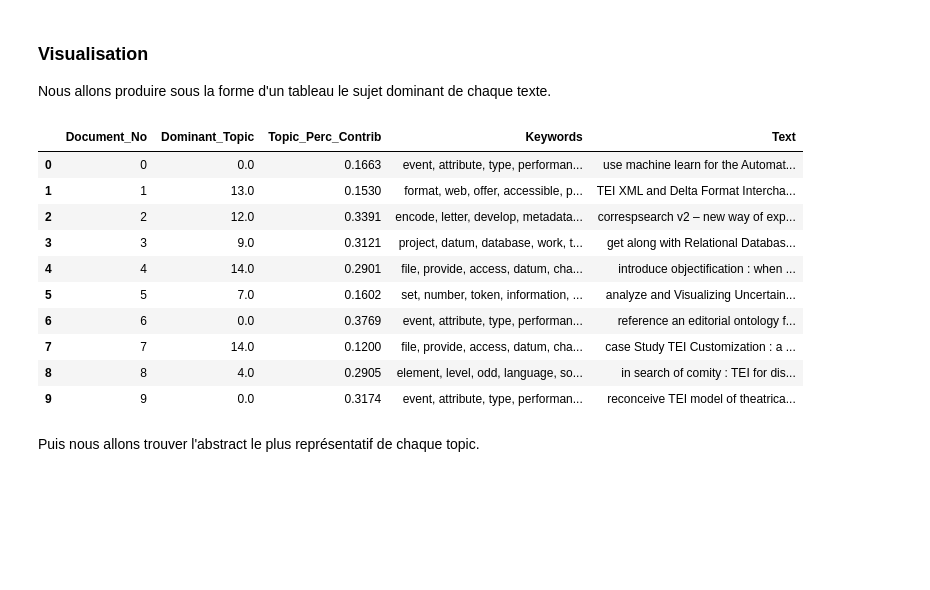
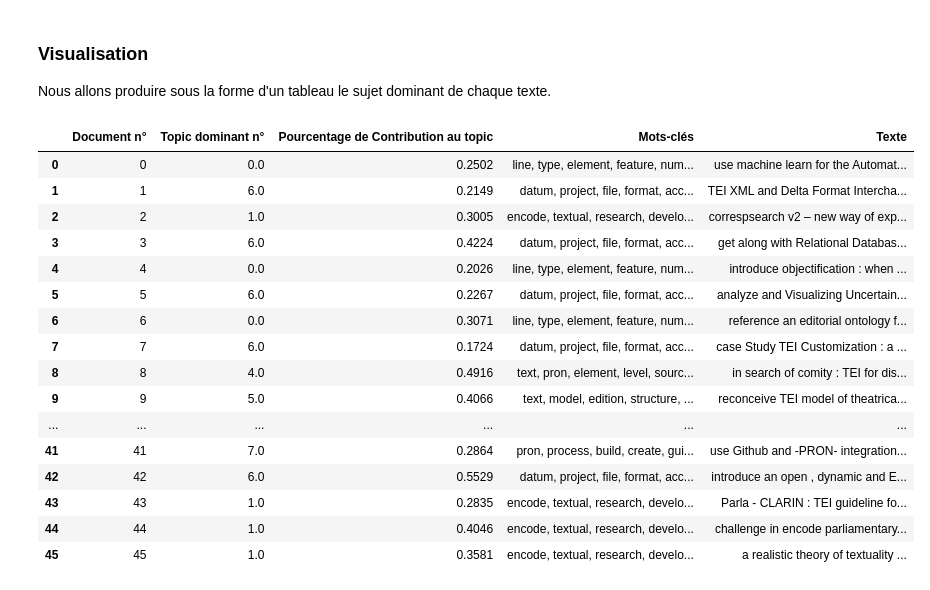
Before and after one commit to Chartes-TNAH/Devoir_Python, a Jupyter notebook: 2019/Step_5_Topic_Modeling.ipynb, the cells around one changed output. Saved outputs shown, nothing was run; the diff lists cells and outputs as text; code cells hidden in the pictures; blank space fills up the shorter version.

```diff
--- a/2019/Step_5_Topic_Modeling.ipynb
+++ b/2019/Step_5_Topic_Modeling.ipynb
@@ -326,19 +343,19 @@ Nous allons ici voir si le nombre de clusters choisi est vraiment représentatif
 # %%
 def compute_coherence_values(dictionary, corpus, texts, limit, start=2, step=3):
     """
-    Compute c_v coherence for various number of topics
+    Calcule la cohérence c_v pour un nombre variable de topics
 
     Parameters:
     ----------
-    dictionary : Gensim dictionary
-    corpus : Gensim corpus
-    texts : List of input texts
-    limit : Max num of topics
+    dictionary : Dictionnaire de Gensim
+    corpus : Corpus de Gensim
+    texts : Liste des corpus
+    limit : Nombre maximum de corpus
 
     Returns:
     -------
-    model_list : List of LDA topic models
-    coherence_values : Coherence values corresponding to the LDA model with respective number of topics
+    model_list : Liste des modèles de topic LDA topic
+    coherence_values : Valeur de la cohérence correspondance au model de LDA et son nombre de topics respectif
     """
     coherence_values = []
     model_list = []
@@ -410,0 +405,6 @@ pprint(optimal_model.print_topics(num_words=10))
+# %%
+optimal_model = model_list[1] #optimal_model et model_list sont des éléments gensim contenant les topics et les textes.
+#Model_list est la liste des modèles de nombres de topics et la distribution interne donnée ci-dessus. Comme le modèle le plus efficace est
+#celui à 8 topics, je le sélectionne
+model_topics = optimal_model.show_topics(formatted=False) #Model_topics est une liste produite par la méthode show_topics.
+pprint(optimal_model.print_topics(num_words=10))
@@ -414,47 +432,51 @@ pprint(optimal_model.print_topics(num_words=10))
 Nous allons produire sous la forme d'un tableau le sujet dominant de chaque texte.
 # %%
 def format_topics_sentences(ldamodel=lda_model, corpus=corpus, texts=documents):
-    # Init output
+    # Iniatilise la sortie en un tableau pandas
     sent_topics_df = pd.DataFrame()
 
-    # Get main topic in each document
+    # Récupère le sujet principal de chaque document
     for i, row in enumerate(ldamodel[corpus]):
         row = sorted(row, key=lambda x: (x[1]), reverse=True)
-        # Get the Dominant topic, Perc Contribution and Keywords for each document
+        #Récupère pour chaque document le sujet dominant, le pourcentage de contribution à ce sujet et les mots-clés
         for j, (topic_num, prop_topic) in enumerate(row):
             if j == 0:  # => dominant topic
                 wp = ldamodel.show_topic(topic_num)
                 topic_keywords = ", ".join([word for word, prop in wp])
                 sent_topics_df = sent_topics_df.append(pd.Series([int(topic_num), round(prop_topic,4), topic_keywords]), ignore_index=True)
             else:
                 break
     sent_topics_df.columns = ['Dominant_Topic', 'Perc_Contribution', 'Topic_Keywords']
 
-    # Add original text to the end of the output
+    # Ajout du titre dans la dernière colonne en prenant les premiers mots de chaque texte
     contents = pd.Series(texts)
     sent_topics_df = pd.concat([sent_topics_df, contents], axis=1)
     return(sent_topics_df)
 
 
 df_topic_sents_keywords = format_topics_sentences(ldamodel=optimal_model, corpus=corpus, texts=documents)
 
-# Format
+# Mise en place du tableau
 df_dominant_topic = df_topic_sents_keywords.reset_index()
-df_dominant_topic.columns = ['Document_No', 'Dominant_Topic', 'Topic_Perc_Contrib', 'Keywords', 'Text']
+df_dominant_topic.columns = ['Document n°', 'Topic dominant n°', 'Pourcentage de Contribution au topic', 'Mots-clés', 'Texte']
 
-# Show
-df_dominant_topic.head(10)
+# Affiche le tableau en présentant seulement les 10 premiers textes. Changez le chiffre 10 si vous le souhaitez pour obtenir l'étude de plus de textes.
+df_dominant_topic.head(46)
 # %% [output]
-|  | Document_No | Dominant_Topic | Topic_Perc_Contrib | Keywords | Text |
-| 0 | 0 | 0.0 | 0.1663 | event, attribute, type, performan... | use machine learn for the Automat... |
-| 1 | 1 | 13.0 | 0.1530 | format, web, offer, accessible, p... | TEI XML and Delta Format Intercha... |
-| 2 | 2 | 12.0 | 0.3391 | encode, letter, develop, metadata... | correspsearch v2 – new way of exp... |
-| 3 | 3 | 9.0 | 0.3121 | project, datum, database, work, t... | get along with Relational Databas... |
-| 4 | 4 | 14.0 | 0.2901 | file, provide, access, datum, cha... | introduce objectification : when ... |
-| 5 | 5 | 7.0 | 0.1602 | set, number, token, information, ... | analyze and Visualizing Uncertain... |
-| 6 | 6 | 0.0 | 0.3769 | event, attribute, type, performan... | reference an editorial ontology f... |
-| 7 | 7 | 14.0 | 0.1200 | file, provide, access, datum, cha... | case Study TEI Customization : a ... |
-| 8 | 8 | 4.0 | 0.2905 | element, level, odd, language, so... | in search of comity : TEI for dis... |
-| 9 | 9 | 0.0 | 0.3174 | event, attribute, type, performan... | reconceive TEI model of theatrica... |
+|  | Document n° | Topic dominant n° | Pourcentage de Contribution au topic | Mots-clés | Texte |
+| 0 | 0 | 0.0 | 0.2502 | line, type, element, feature, num... | use machine learn for the Automat... |
+| 1 | 1 | 6.0 | 0.2149 | datum, project, file, format, acc... | TEI XML and Delta Format Intercha... |
+| 2 | 2 | 1.0 | 0.3005 | encode, textual, research, develo... | correspsearch v2 – new way of exp... |
+| 3 | 3 | 6.0 | 0.4224 | datum, project, file, format, acc... | get along with Relational Databas... |
+| 4 | 4 | 0.0 | 0.2026 | line, type, element, feature, num... | introduce objectification : when ... |
+| 5 | 5 | 6.0 | 0.2267 | datum, project, file, format, acc... | analyze and Visualizing Uncertain... |
+| 6 | 6 | 0.0 | 0.3071 | line, type, element, feature, num... | reference an editorial ontology f... |
+| 7 | 7 | 6.0 | 0.1724 | datum, project, file, format, acc... | case Study TEI Customization : a ... |
+| 8 | 8 | 4.0 | 0.4916 | text, pron, element, level, sourc... | in search of comity : TEI for dis... |
+| 9 | 9 | 5.0 | 0.4066 | text, model, edition, structure, ... | reconceive TEI model of theatrica... |
+| ... | ... | ... | ... | ... | ... |
+| 41 | 41 | 7.0 | 0.2864 | pron, process, build, create, gui... | use Github and -PRON- integration... |
+| 42 | 42 | 6.0 | 0.5529 | datum, project, file, format, acc... | introduce an open , dynamic and E... |
+| 43 | 43 | 1.0 | 0.2835 | encode, textual, research, develo... | Parla - CLARIN : TEI guideline fo... |
+| 44 | 44 | 1.0 | 0.4046 | encode, textual, research, develo... | challenge in encode parliamentary... |
+| 45 | 45 | 1.0 | 0.3581 | encode, textual, research, develo... | a realistic theory of textuality ... |
-# %% [markdown]
-Puis nous allons trouver l'abstract le plus représentatif de chaque topic.
```
Also changed, not shown: parts of 38 cells of this notebook, 3 other files.
